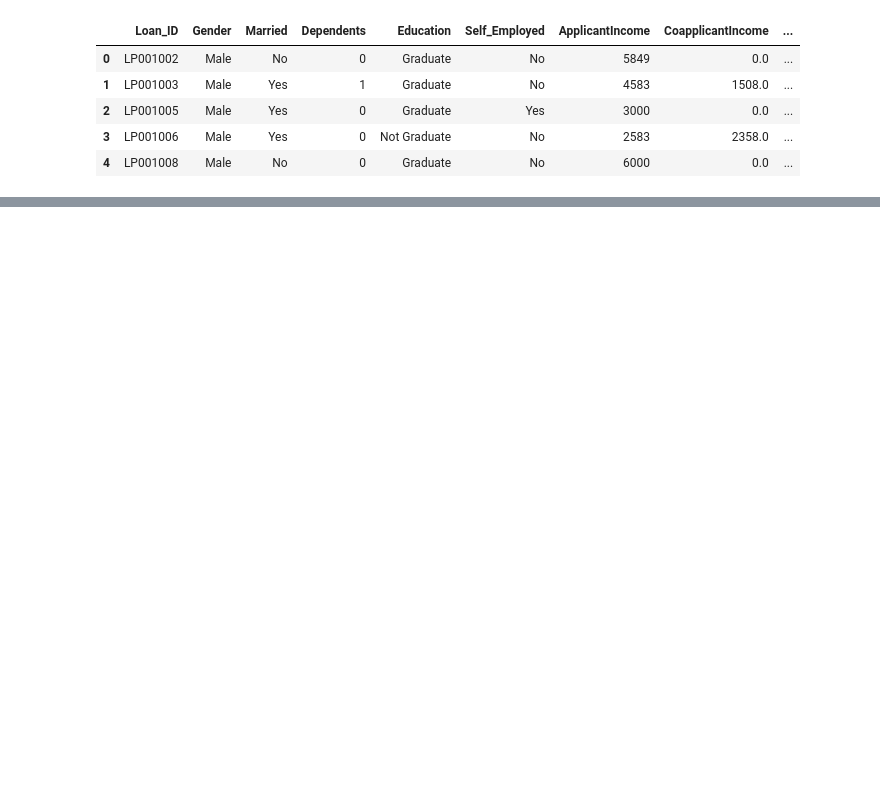
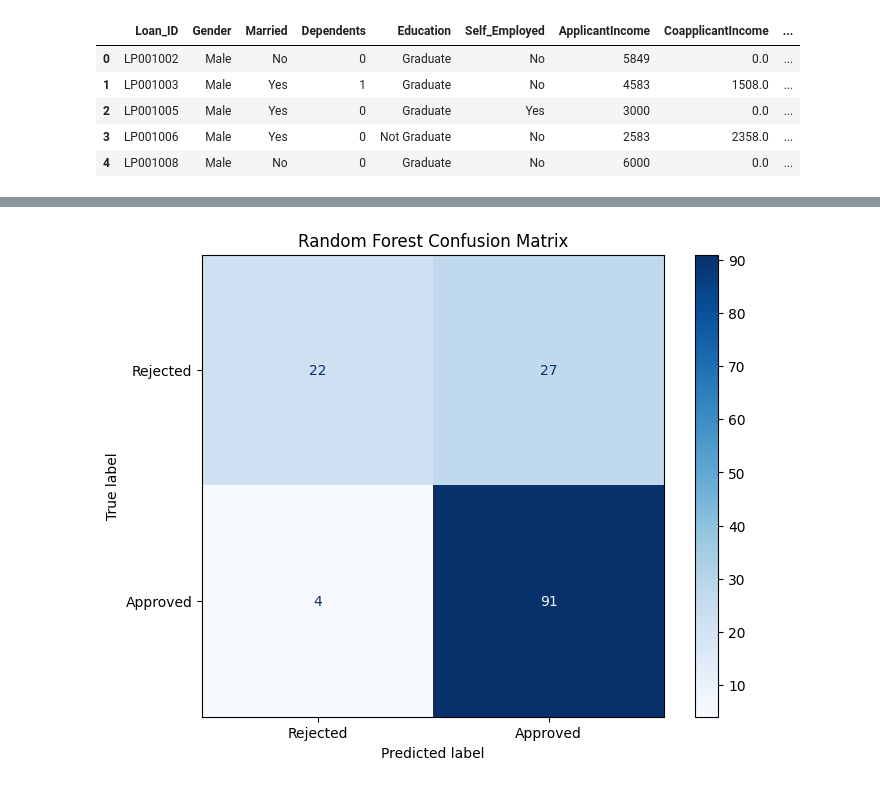
Before and after one commit to Qadeer1813/Data-Science-and-Machine-Learning-Decision-Trees, a Jupyter notebook: DecisionTreesAttempt.ipynb, the cells around one changed output, grey strips where cells are left out. Drawn from its saved outputs; the diff is of its cells as text; code cells hidden in the pictures; blank space fills up the shorter version.

```diff
--- a/DecisionTreesAttempt.ipynb
+++ b/DecisionTreesAttempt.ipynb
@@ -188,0 +226,3 @@ plt.show()
+# %%
+# Create a Random Forest model with a max depth
+rf_model = RandomForestClassifier(max_depth=tree_depth)
@@ -188,0 +234,3 @@ plt.show()
+# %%
+# Predict on the test data
+y_pred_rf = rf_model.predict(X_test)
@@ -188,0 +255,10 @@ plt.show()
+# %%
+# Display the confusion matrix for the Random Forest
+cm = confusion_matrix(y_test, y_pred_rf)
+fig, ax = plt.subplots(figsize=(8, 6))
+cm_display = ConfusionMatrixDisplay(confusion_matrix=cm, display_labels=['Rejected', 'Approved'])
+cm_display.plot(ax=ax, cmap='Blues')
+plt.title('Random Forest Confusion Matrix')
+plt.show()
+# %% [output]
+[figure, added]
```
Also changed, not shown: parts of 25 cells of this notebook.
